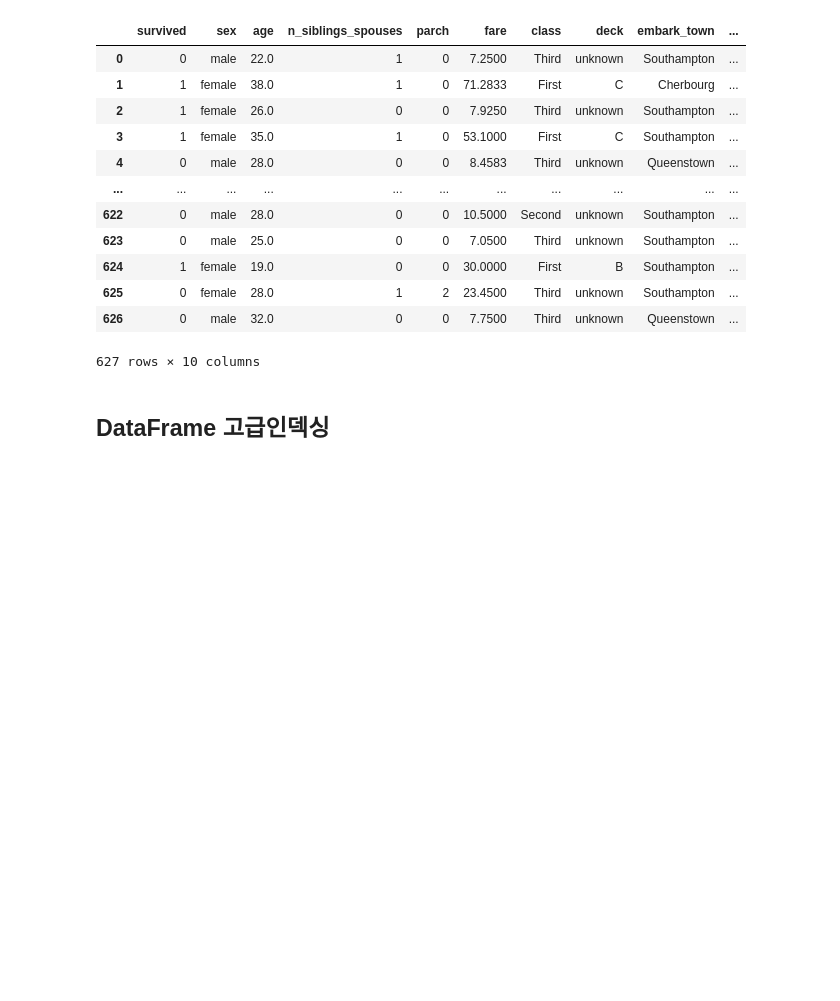
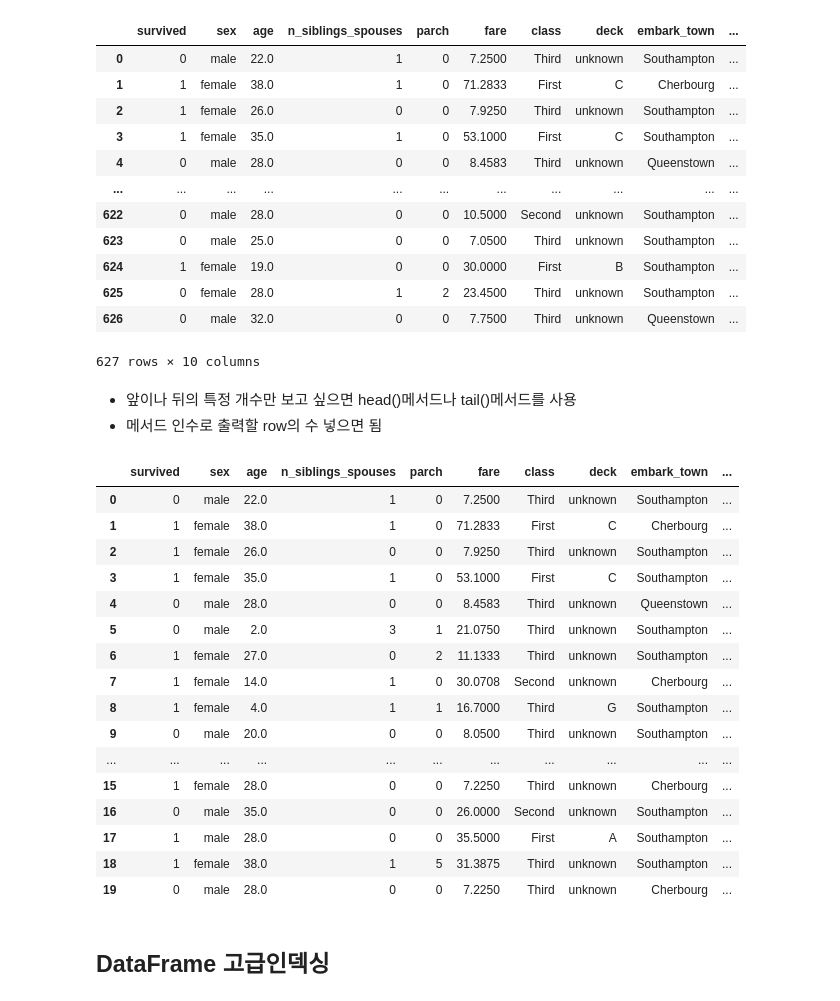
Before and after one commit to jink9797/pythonbasic, a Jupyter notebook: 12.python0119.ipynb, the cells around one changed output. Cells and saved outputs as stored; diff of their text form; code cells hidden in the pictures; blank space fills up the shorter version.

```diff
--- a/12.python0119.ipynb
+++ b/12.python0119.ipynb
@@ -103,6 +148,29 @@ titanic
 | 625 | 0 | female | 28.0 | 1 | 2 | 23.4500 | Third | unknown | Southampton | ... |
 | 626 | 0 | male | 32.0 | 0 | 0 | 7.7500 | Third | unknown | Queenstown | ... |
 627 rows × 10 columns
+# %% [markdown]
+- 앞이나 뒤의 특정 개수만 보고 싶으면 head()메서드나 tail()메서드를 사용
+- 메서드 인수로 출력할 row의 수 넣으면 됨
+# %%
+titanic.head(20)
+# %% [output]
+|  | survived | sex | age | n_siblings_spouses | parch | fare | class | deck | embark_town | ... |
+| 0 | 0 | male | 22.0 | 1 | 0 | 7.2500 | Third | unknown | Southampton | ... |
+| 1 | 1 | female | 38.0 | 1 | 0 | 71.2833 | First | C | Cherbourg | ... |
+| 2 | 1 | female | 26.0 | 0 | 0 | 7.9250 | Third | unknown | Southampton | ... |
+| 3 | 1 | female | 35.0 | 1 | 0 | 53.1000 | First | C | Southampton | ... |
+| 4 | 0 | male | 28.0 | 0 | 0 | 8.4583 | Third | unknown | Queenstown | ... |
+| 5 | 0 | male | 2.0 | 3 | 1 | 21.0750 | Third | unknown | Southampton | ... |
+| 6 | 1 | female | 27.0 | 0 | 2 | 11.1333 | Third | unknown | Southampton | ... |
+| 7 | 1 | female | 14.0 | 1 | 0 | 30.0708 | Second | unknown | Cherbourg | ... |
+| 8 | 1 | female | 4.0 | 1 | 1 | 16.7000 | Third | G | Southampton | ... |
+| 9 | 0 | male | 20.0 | 0 | 0 | 8.0500 | Third | unknown | Southampton | ... |
+| ... | ... | ... | ... | ... | ... | ... | ... | ... | ... | ... |
+| 15 | 1 | female | 28.0 | 0 | 0 | 7.2250 | Third | unknown | Cherbourg | ... |
+| 16 | 0 | male | 35.0 | 0 | 0 | 26.0000 | Second | unknown | Southampton | ... |
+| 17 | 1 | male | 28.0 | 0 | 0 | 35.5000 | First | A | Southampton | ... |
+| 18 | 1 | female | 38.0 | 1 | 5 | 31.3875 | Third | unknown | Southampton | ... |
+| 19 | 0 | male | 28.0 | 0 | 0 | 7.2250 | Third | unknown | Cherbourg | ... |
 # %% [markdown]
 ## DataFrame 고급인덱싱
 # %% [markdown]
```
Also changed, not shown: parts of 40 cells of this notebook, 2 other files.
